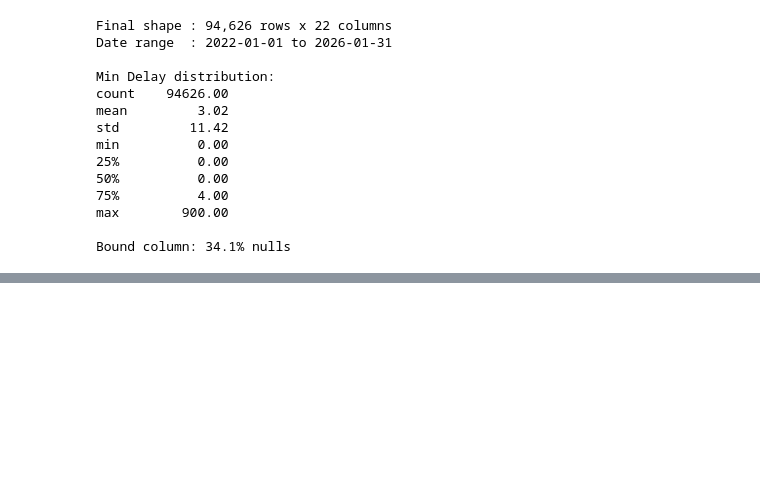
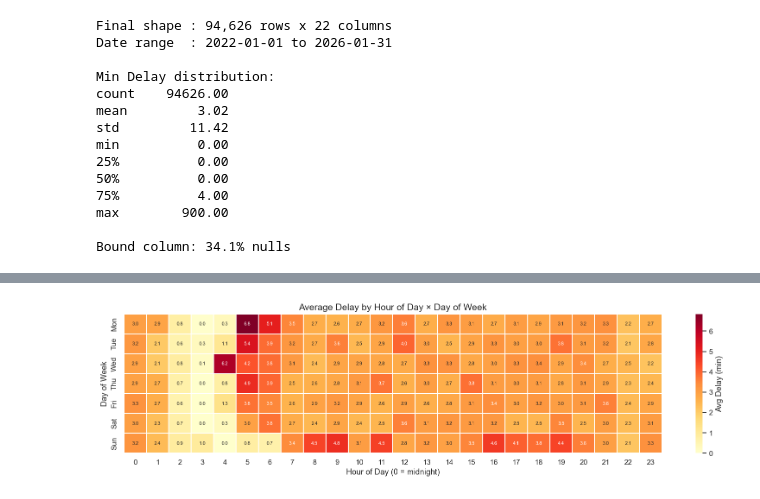
Before and after one commit to jasonqiu0/ttc-delay-analysis, a Jupyter notebook: subway.ipynb, the cells around one changed output, grey strips where cells are left out. Cells and saved outputs as stored; diff of their text form; code cells hidden in the pictures; blank space fills up the shorter version.

```diff
--- a/subway.ipynb
+++ b/subway.ipynb
@@ -290,0 +358,25 @@ df.describe()
+# %%
+# hour x weekday heaatmap for Min Delay
+pivot = (
+    df.groupby(["Weekday", "Hour"])["Min Delay"]
+    .mean()
+    .reset_index()
+    .pivot(index="Weekday", columns="Hour", values="Min Delay")
+)
+# Label weekdays 0-6 as names
+day_labels = ["Mon", "Tue", "Wed", "Thu", "Fri", "Sat", "Sun"]
+pivot.index = day_labels
+
+fig, ax = plt.subplots(figsize=(15, 4))
+sns.heatmap(
+    pivot, ax=ax, cmap="YlOrRd", linewidths=0.3,
+    cbar_kws={"label": "Avg Delay (min)"},
+    annot=True, fmt=".1f", annot_kws={"size": 7}
+)
+ax.set_title("Average Delay by Hour of Day × Day of Week", fontsize=14)
+ax.set_xlabel("Hour of Day (0 = midnight)")
+ax.set_ylabel("Day of Week")
+plt.tight_layout()
+plt.show()
+# %% [output]
+[figure, added]
```
Also changed, not shown: parts of 9 cells of this notebook.
